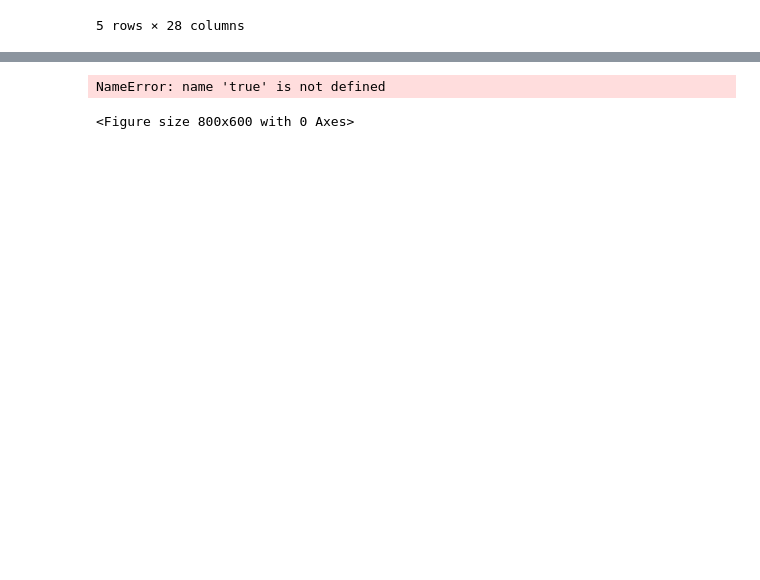
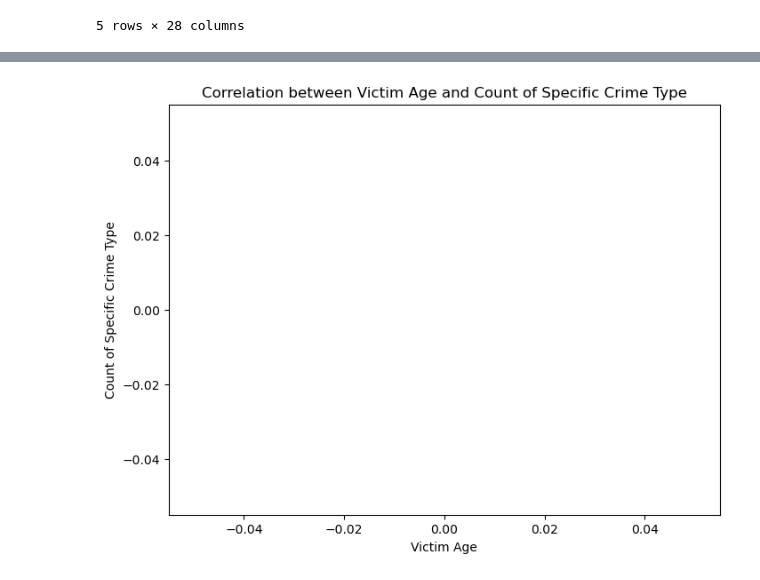
Before and after one commit to qazifabiahoq/Project_Crime_in_La_2020-Dec2023, a Jupyter notebook: RaymonPy.ipynb, the cells around one changed output, grey strips where cells are left out. Cells and saved outputs as stored; diff of their text form; code cells hidden in the pictures; blank space fills up the shorter version.

```diff
--- a/RaymonPy.ipynb
+++ b/RaymonPy.ipynb
@@ -92,20 +101,19 @@ Name: count, dtype: int64
 # %%
 crime_counts_by_age = crime_data['Vict Age'].value_counts()
 crime_counts_by_type = crime_data['Crm Cd Desc'].value_counts()
 
 # Create a DataFrame with crime type counts and occurrences
 crime_sctype_df = pd.DataFrame({'Count': crime_counts_by_type, 'Age': crime_counts_by_age})
 
 plt.figure(figsize=(8, 6))
-sns.regplot(data=crime_sctype_df, x='Age', y='Count', scatter=true)
+sns.regplot(data=crime_sctype_df, x='Age', y='Count', scatter=True)
 
 plt.xlabel('Victim Age')
 plt.ylabel('Count of Specific Crime Type')
 plt.title('Correlation between Victim Age and Count of Specific Crime Type')
 plt.show()
 # %% [output]
-NameError: name 'true' is not defined
-<Figure size 800x600 with 0 Axes>
+[figure, added]
 # %%
 # Visualization 13:
 # Histogram or kernel density plot showing the distribution of victim ages.
```
Also changed, not shown: parts of 13 cells of this notebook.
